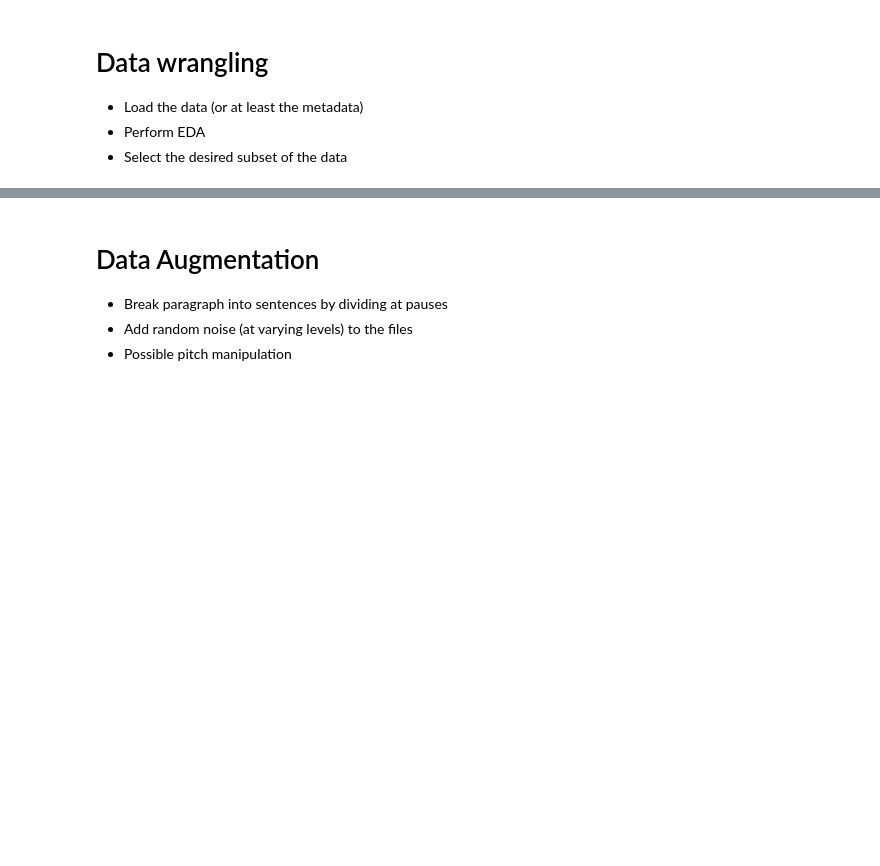
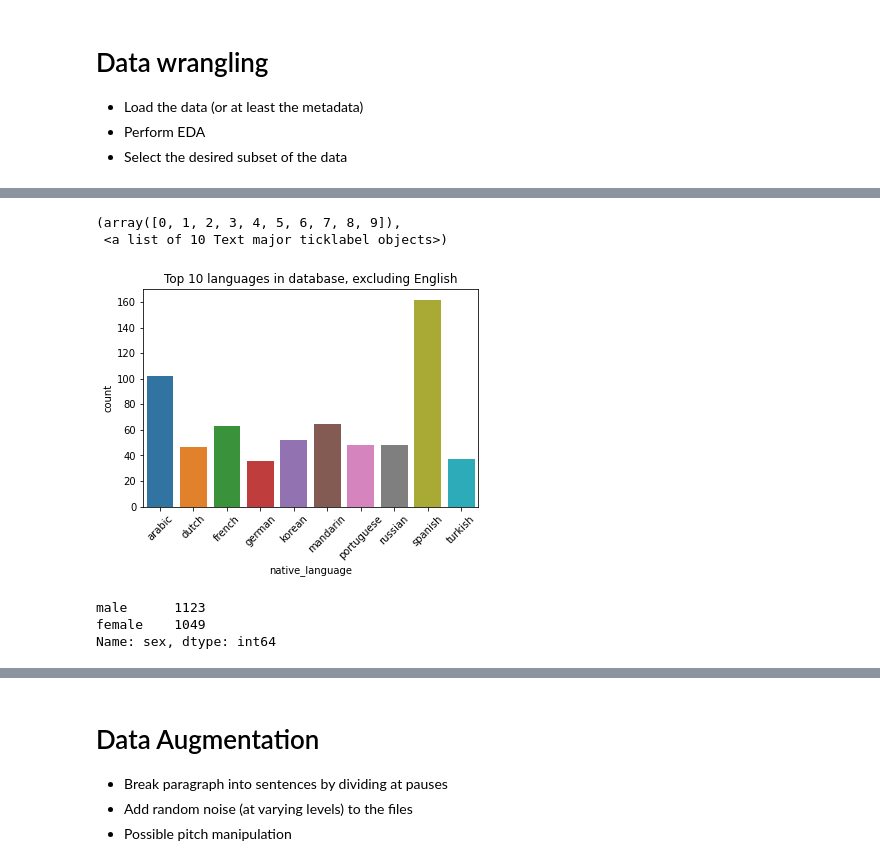
Before and after one commit to kregier/Springboard, a Jupyter notebook: LanguageClassifier.ipynb, the cells around one changed output, grey strips where cells are left out. Saved outputs shown, nothing was run; the diff lists cells and outputs as text; code cells hidden in the pictures; blank space fills up the shorter version.

```diff
--- a/LanguageClassifier.ipynb
+++ b/LanguageClassifier.ipynb
@@ -26,0 +84,11 @@ model = hub.load('https://tfhub.dev/google/vggish/1')
+# %%
+meta = pd.read_csv('speakers_all.csv')
+meta.head()
+# %%
+# Drop 3 end columns with NaN values
+#meta.drop(['Unnamed: 9', 'Unnamed: 10', 'Unnamed: 11'], axis=1, inplace=True)
+
+# Set speakerid as index
+#meta.set_index('speakerid', inplace=True)
+meta.sort_index(inplace=True)
+meta.head()
@@ -26,0 +156,20 @@ model = hub.load('https://tfhub.dev/google/vggish/1')
+# %%
+lang_list = ['spanish', 'arabic', 'mandarin', 'french', 'korean', 'portuguese',
+             'russian', 'dutch', 'turkish', 'german']
+top_lang = meta.loc[meta.native_language.isin(lang_list)]
+# %%
+sns.countplot(x='native_language', data=top_lang)
+plt.title('Top 10 languages in database, excluding English')
+plt.xticks(rotation=45)
+# %% [output]
+(array([0, 1, 2, 3, 4, 5, 6, 7, 8, 9]),
+ <a list of 10 Text major ticklabel objects>)
+[figure, added]
+# %%
+# What is the distribution of speakers by gender?
+meta.loc[meta.loc[:,'sex']=='famale'] = 'female'
+meta.sex.value_counts()
+# %% [output]
+male      1123
+female    1049
+Name: sex, dtype: int64
```
Also changed, not shown: parts of 17 cells of this notebook.
